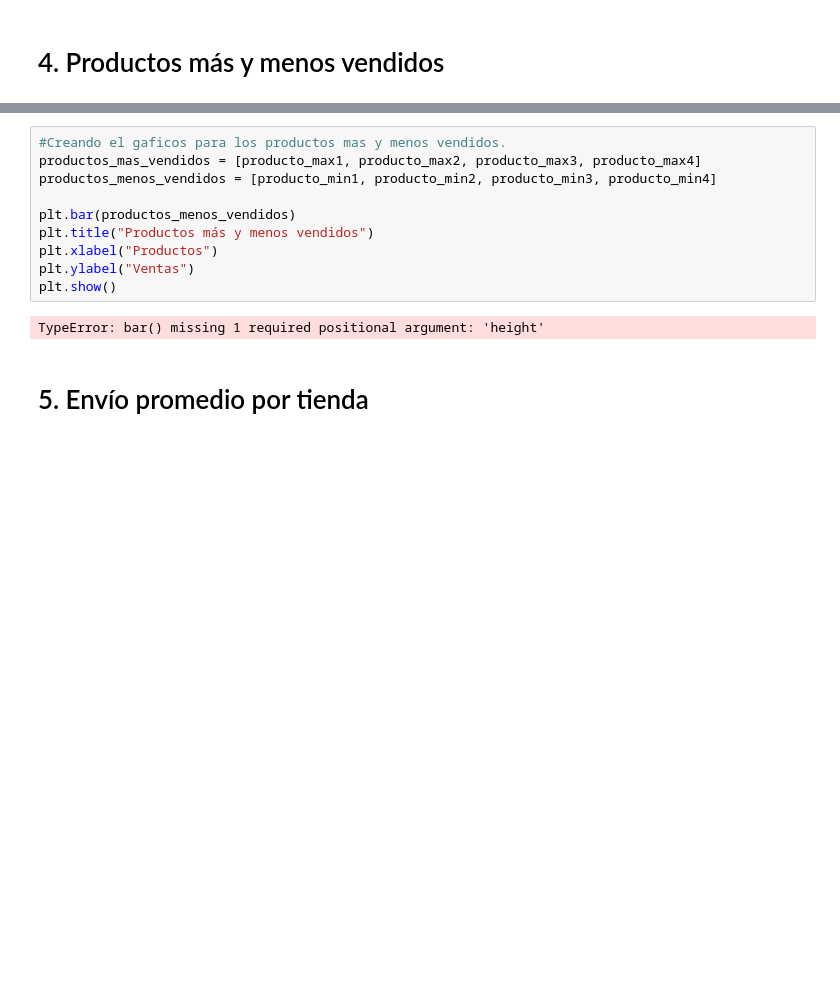
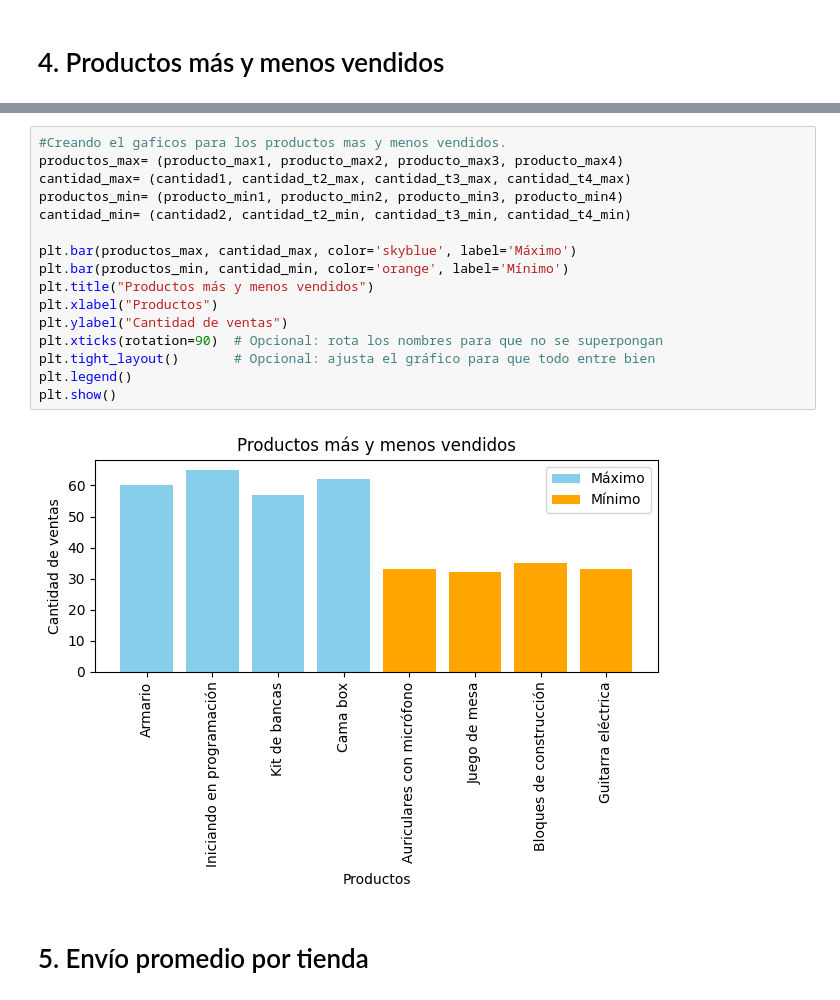
Before and after one commit to Alejandro0699/alurastore, a Jupyter notebook: AluraStoreLatam.ipynb, the cells around one changed output, grey strips where cells are left out. Saved outputs shown, nothing was run; the diff lists cells and outputs as text; blank space fills up the shorter version.

```diff
--- a/AluraStoreLatam.ipynb
+++ b/AluraStoreLatam.ipynb
@@ -181,15 +206,21 @@ El producto menos vendido en la tienda 4 es: Guitarra eléctrica
 # %%
 #Creando el gaficos para los productos mas y menos vendidos.
-productos_mas_vendidos = [producto_max1, producto_max2, producto_max3, producto_max4]
-productos_menos_vendidos = [producto_min1, producto_min2, producto_min3, producto_min4]
+productos_max= (producto_max1, producto_max2, producto_max3, producto_max4)
+cantidad_max= (cantidad1, cantidad_t2_max, cantidad_t3_max, cantidad_t4_max)
+productos_min= (producto_min1, producto_min2, producto_min3, producto_min4)
+cantidad_min= (cantidad2, cantidad_t2_min, cantidad_t3_min, cantidad_t4_min)
 
-plt.bar(productos_menos_vendidos)
+plt.bar(productos_max, cantidad_max, color='skyblue', label='Máximo')
+plt.bar(productos_min, cantidad_min, color='orange', label='Mínimo')
 plt.title("Productos más y menos vendidos")
 plt.xlabel("Productos")
-plt.ylabel("Ventas")
+plt.ylabel("Cantidad de ventas")
+plt.xticks(rotation=90)  # Opcional: rota los nombres para que no se superpongan
+plt.tight_layout()       # Opcional: ajusta el gráfico para que todo entre bien
+plt.legend()
 plt.show()
 # %% [output]
-TypeError: bar() missing 1 required positional argument: 'height'
+[figure, added]
 # %% [markdown]
 # 5. Envío promedio por tienda
 # %%
```
Also changed, not shown: parts of 2 cells of this notebook.
